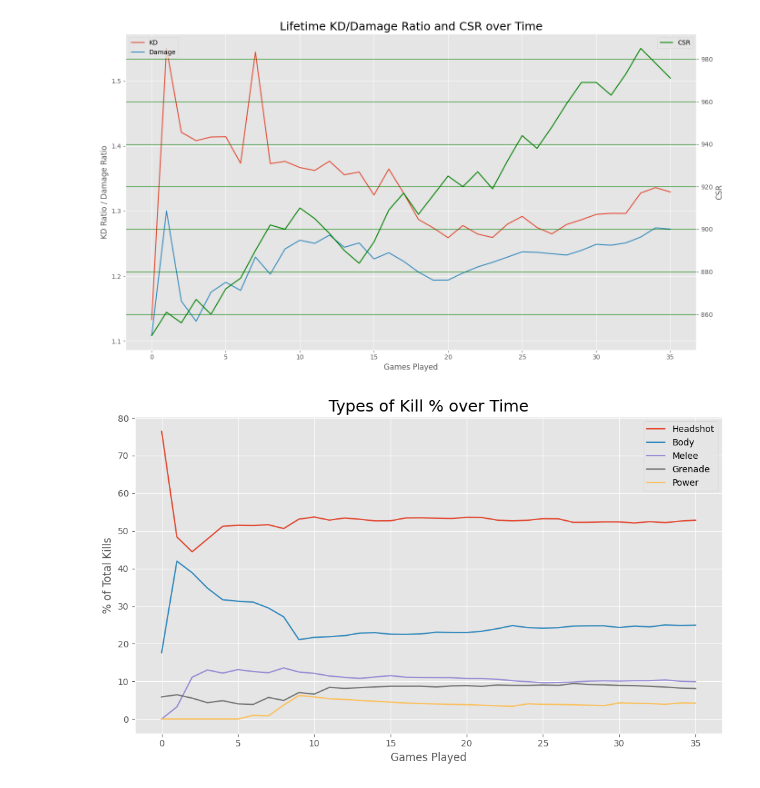
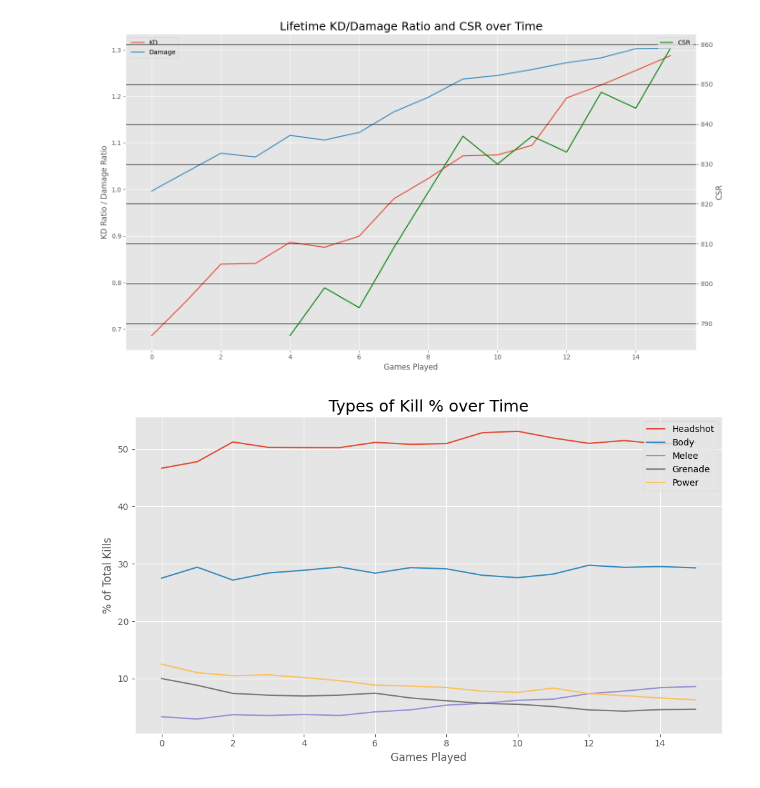
Before and after one commit to palmerac/Halo, a Jupyter notebook: haloNS.ipynb, the cells around one changed output. Cells and saved outputs as stored; diff of their text form; code cells hidden in the pictures.

```diff
--- a/haloNS.ipynb
+++ b/haloNS.ipynb
@@ -11,7 +12,8 @@ warnings.filterwarnings('ignore')
 
 start = time.perf_counter()
 # %%
-df = pd.read_csv('earl694412-infinite-matchhistory.csv')
+# df = pd.read_csv('earl694412-infinite-matchhistory.csv')
+df = pd.read_csv('jammedaxis27109-infinite-matchhistory.csv')
 # df.info()
 # df.describe().transpose()
 # %%
@@ -87,28 +89,28 @@ dfr.tail(2)
 # %%
 # Smooth the LifetimeWinRate using a 10-game moving average
 # dfr['SmoothedAccuracy'] = dfr['Accuracy'].rolling(window=25).mean()
 
 plt.figure(figsize=(14,8))
 ax1 = plt.gca()
 ax2 = ax1.twinx()
 ax1.plot(dfr['LifetimeKD'], label='KD' )
 ax1.plot(dfr['LifetimeDmgRatio'], label='Damage')
-ax2.plot(dfr['Csr'], color='green', label='CSR')
+ax2.plot(dfr['Csr'][4:], color='green', label='CSR')
 ax1.set_title('Lifetime KD/Damage Ratio and CSR over Time', fontsize=18)
 ax1.set_xlabel('Games Played')
 ax1.set_ylabel('KD Ratio / Damage Ratio')
 ax2.set_ylabel('CSR')
 # max_y_value = df['LifetimeAcc'].max()
 ax1.yaxis.grid(True)
-ax2.yaxis.grid(True, color='green')
+ax2.yaxis.grid(True, color='black')
 # ax2.set_yticks(np.arange(47, max_y_value, 0.5))
 ax1.legend(loc='upper left')
 ax2.legend(loc='upper right')
 plt.tight_layout()
 # plt.savefig('Plots/DamKDRatiosAcc.png', dpi=300)
 plt.show()
 # %% [output]
-[figure, old version]
+[figure, new version]
 # %%
 plt.figure(figsize=(10,6))
 plt.plot(dfr['LifetimeHSPct'], label='Headshot')
@@ -125,7 +127,7 @@ plt.tight_layout()
 # plt.savefig('Plots/DamKDRatios.png', dpi=300)
 plt.show()
 # %% [output]
-[figure, old version]
+[figure, new version]
 # %%
 import seaborn as sns
 import matplotlib.pyplot as plt
```
Also changed, not shown: parts of 10 cells of this notebook, 15 other files.
